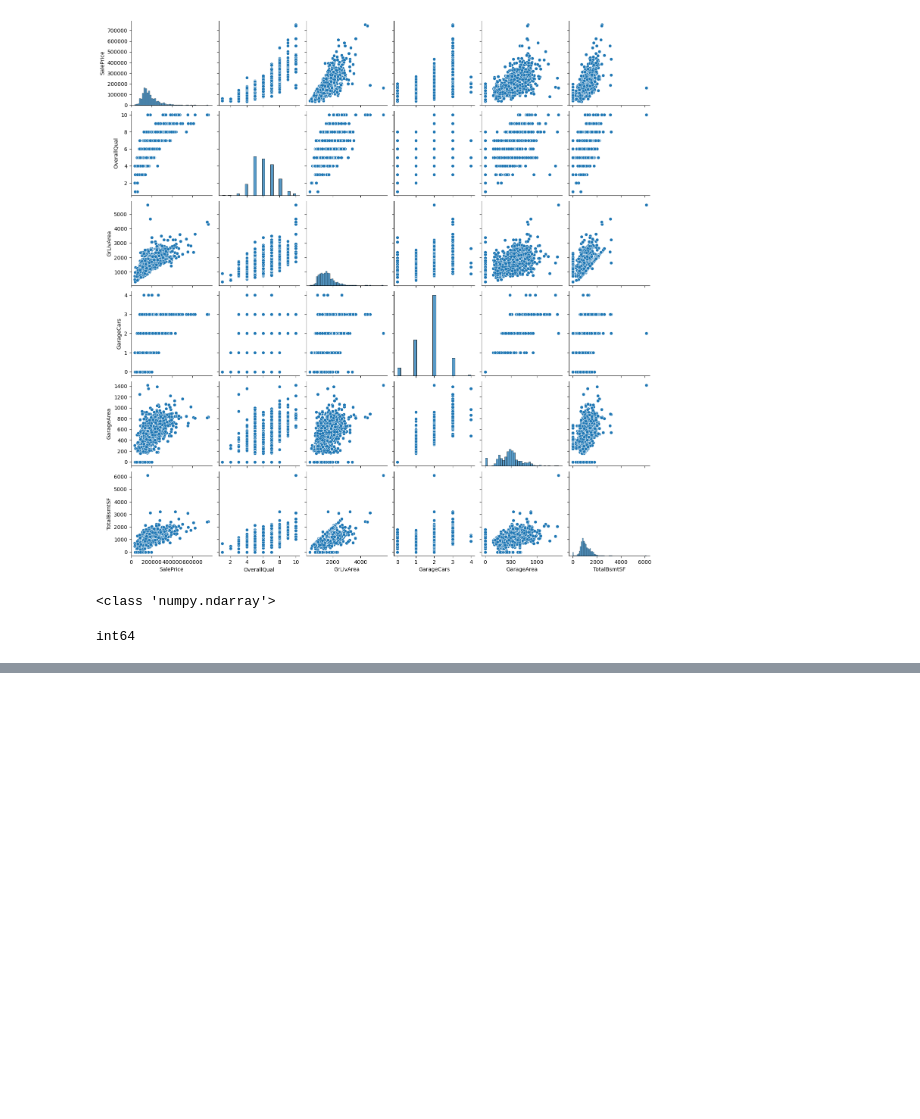
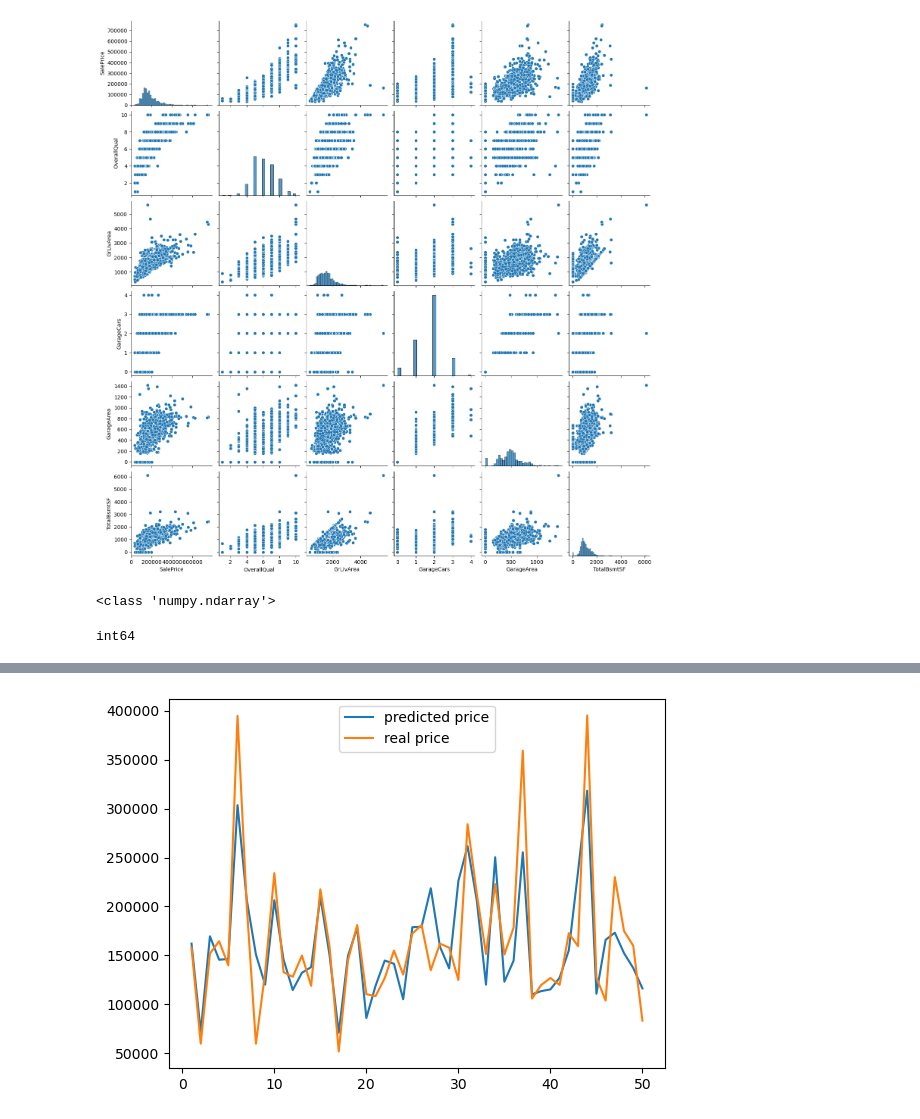
Before and after one commit to YuumiNam/Jupyter, a Jupyter notebook: dl/dlStudy/Chap15.ipynb, the cells around one changed output, grey strips where cells are left out. Drawn from its saved outputs; the diff is of its cells as text; code cells hidden in the pictures; blank space fills up the shorter version.

```diff
--- a/dl/dlStudy/Chap15.ipynb
+++ b/dl/dlStudy/Chap15.ipynb
@@ -182,3 +183,11 @@ print(y.dtype)
 int64
 # %%
 X_train, X_test, y_train, y_test = train_test_split(X_train_pre, y, test_size=0.2)
+# %%
+model = models.Sequential()
+# 출력값을 정해줄때에는 1.5배~2배 전후는 정해줘야... 너무 많이 잡으면 과대적합
+model.add(layers.Dense(15, input_dim=X_train.shape[1], activation='relu')) # input_dim=X_train.shape[1] = cols_train의 배열개수
+model.add(layers.Dense(30, activation='relu'))
+model.add(layers.Dense(40, activation='relu'))
+model.add(layers.Dense(1)) # 회귀문제이기 때문에 activation 안써줌
+model.summary()
@@ -184,0 +212,9 @@ X_train, X_test, y_train, y_test = train_test_split(X_train_pre, y, test_size=0.
+# %%
+# 손실함수... 선형회귀이므로 평균제곱오차(mean_squared_error)를 사용
+model.compile(loss='mean_squared_error', optimizer='adam')
+
+early_stopping = EarlyStopping(monitor='val_loss', patience=20)
+modelpath = "./model/house_model.hdf5"
+checkpoint = ModelCheckpoint(filepath=modelpath, monitor='val_loss', verbose=0, save_best_only=True)
+# %%
+history = model.fit(X_train, y_train, validation_split=0.25, epochs=2000, batch_size=32, callbacks=[early_stopping,checkpoint])
@@ -184,0 +239,17 @@ X_train, X_test, y_train, y_test = train_test_split(X_train_pre, y, test_size=0.
+# %%
+real_price=[]
+pred_price=[]
+X_num=[]
+
+# evaluate는 future와 정답을 넣어서 정확도 평가 (분류)
+# predict는 future만 집어넣어서 정확도 필요없고 결과만 뽑아옴 (회귀)
+n_iter=0
+Y_prediction=model.predict(X_test).flatten()
+for i in range(50):
+    real=y_test[i]
+    prediction=Y_prediction[i]
+    print('real price: {:.2f}, predicted price: {:.2f}'.format(real, prediction))
+    real_price.append(real)
+    pred_price.append(prediction)
+    n_iter+=1
+    X_num.append(n_iter)
@@ -184,0 +274,7 @@ X_train, X_test, y_train, y_test = train_test_split(X_train_pre, y, test_size=0.
+# %%
+plt.plot(X_num, pred_price, label='predicted price')
+plt.plot(X_num, real_price, label='real price')
+plt.legend()
+plt.show()
+# %% [output]
+[figure, added]
```
Also changed, not shown: parts of 4 cells of this notebook, 4 other files.
